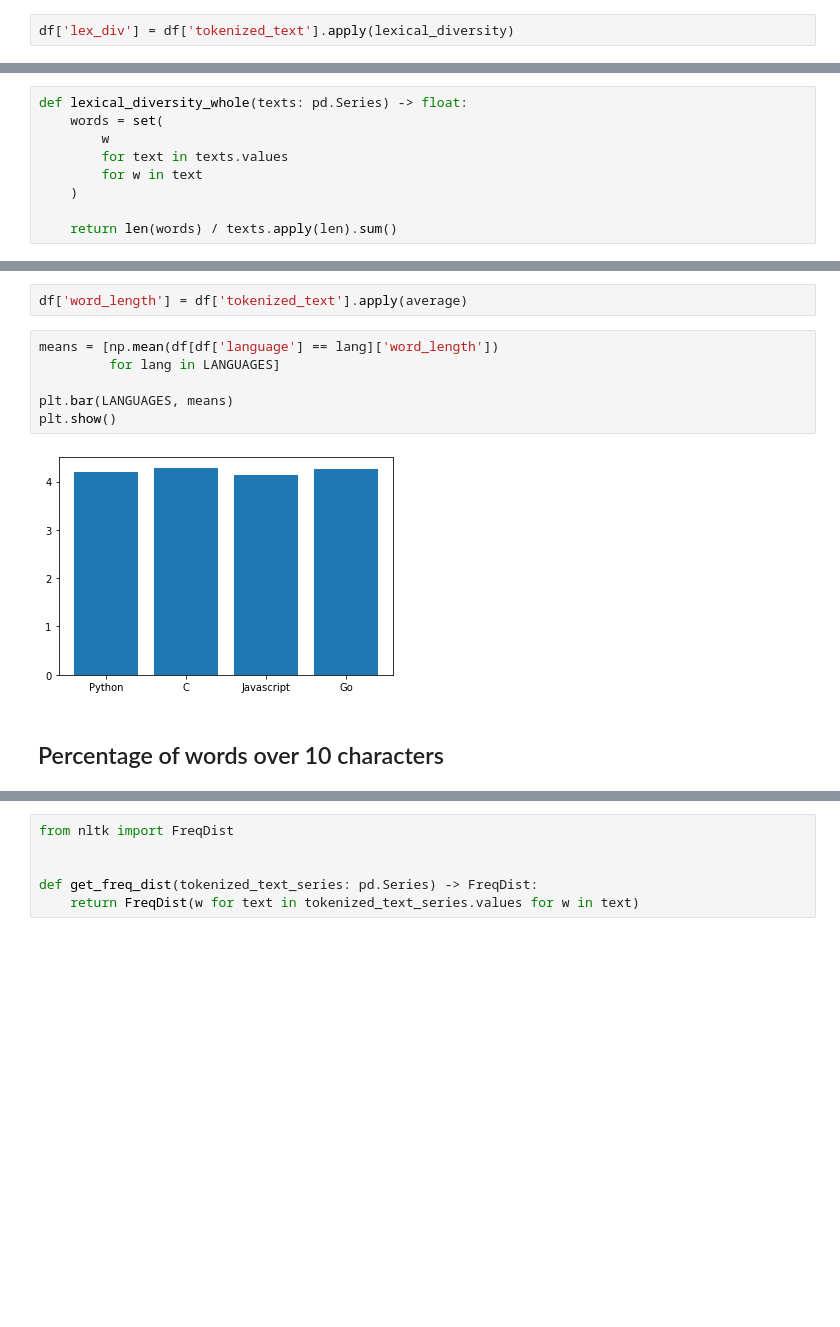
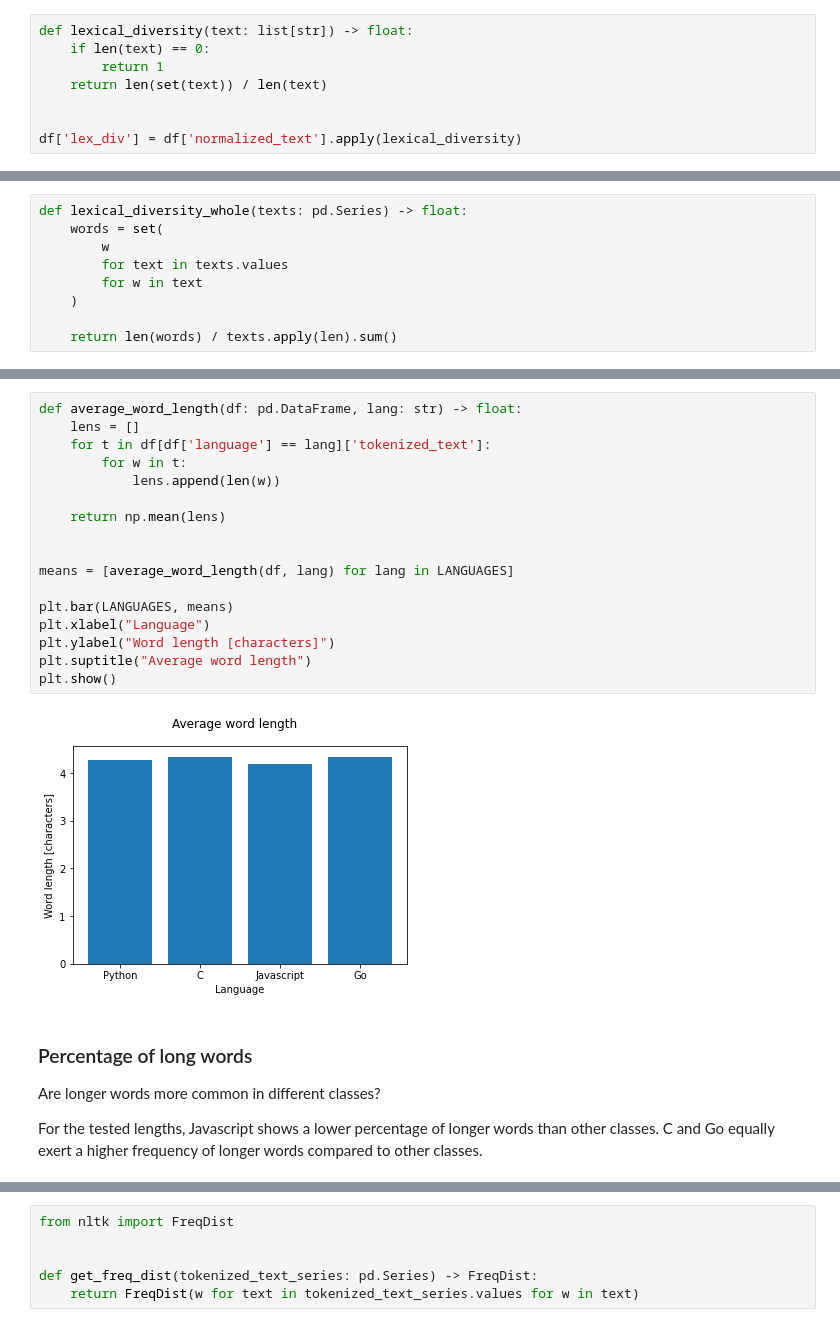
Before and after one commit to shilangyu/NLP-language-complexity, a Jupyter notebook: analysis/data_analysis.ipynb, the cells around one changed output, grey strips where cells are left out. Drawn from its saved outputs; the diff is of its cells as text; blank space fills up the shorter version.

```diff
--- a/analysis/basic_data_analysis.ipynb
+++ b/analysis/data_analysis.ipynb
@@ -108,5 +122,11 @@ def percentage(count: float, total: float) -> float:
 # %%
-df['lex_div'] = df['tokenized_text'].apply(lexical_diversity)
+def lexical_diversity(text: list[str]) -> float:
+    if len(text) == 0:
+        return 1
+    return len(set(text)) / len(text)
+
+
+df['lex_div'] = df['normalized_text'].apply(lexical_diversity)
 # %%
 means = [np.mean(df[df['language'] == lang]['lex_div']) for lang in LANGUAGES]
 
@@ -144,13 +173,26 @@ def average(words):
-# %%
-df['word_length'] = df['tokenized_text'].apply(average)
 # %%
-means = [np.mean(df[df['language'] == lang]['word_length'])
-         for lang in LANGUAGES]
+def average_word_length(df: pd.DataFrame, lang: str) -> float:
+    lens = []
+    for t in df[df['language'] == lang]['tokenized_text']:
+        for w in t:
+            lens.append(len(w))
+
+    return np.mean(lens)
+
+
+means = [average_word_length(df, lang) for lang in LANGUAGES]
 
 plt.bar(LANGUAGES, means)
+plt.xlabel("Language")
+plt.ylabel("Word length [characters]")
+plt.suptitle("Average word length")
 plt.show()
 # %% [output]
-[figure, old version]
+[figure, new version]
 # %% [markdown]
-## Percentage of words over 10 characters
+### Percentage of long words
+
+Are longer words more common in different classes?
+
+For the tested lengths, Javascript shows a lower percentage of longer words than other classes. C and Go equally exert a higher frequency of longer words compared to other classes.
 # %%
```
Also changed, not shown: parts of 32 cells of this notebook, 1 other file.
